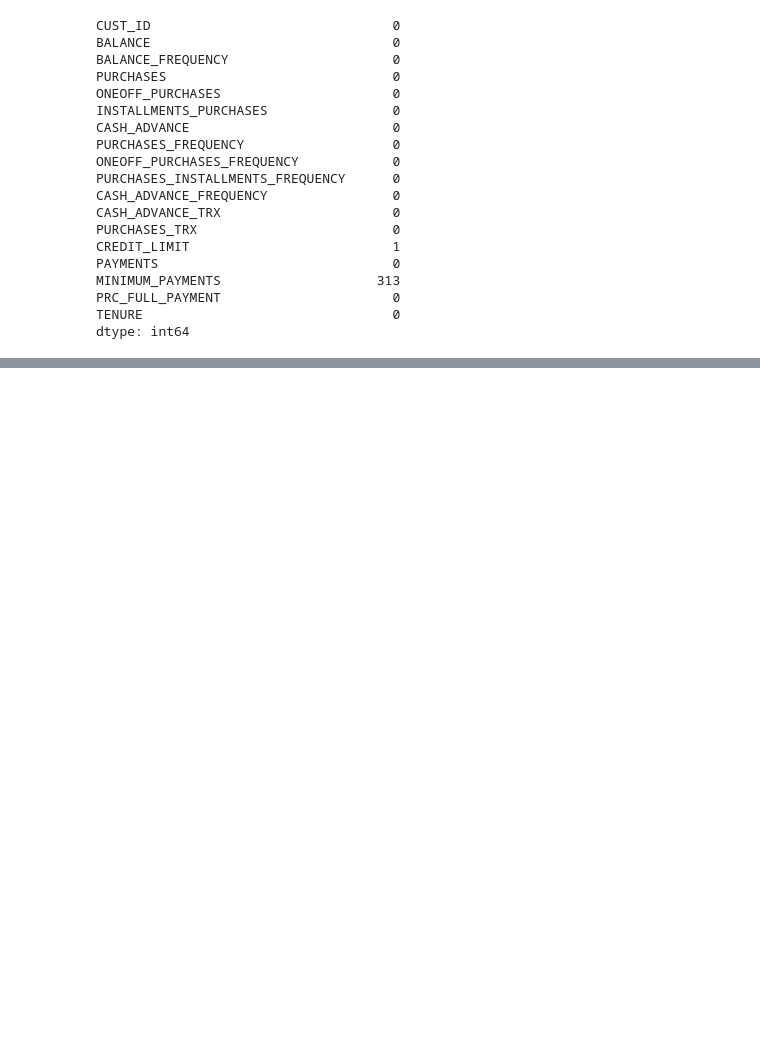
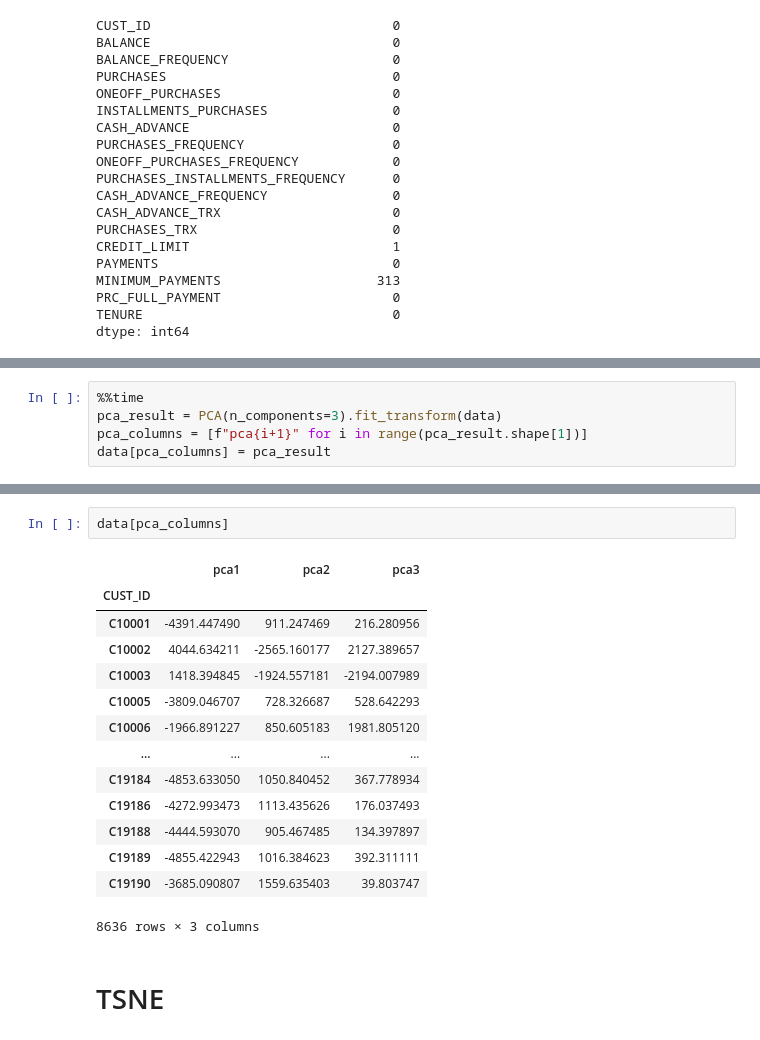
Before and after one commit to lusm554/clustering, a Jupyter notebook: clustering_example.ipynb, the cells around one changed output, grey strips where cells are left out. Cells and saved outputs as stored; diff of their text form; blank space fills up the shorter version.

```diff
--- a/clustering_example.ipynb
+++ b/clustering_example.ipynb
@@ -94,0 +144,5 @@ for col in data.columns:
+# %%
+%%time
+pca_result = PCA(n_components=3).fit_transform(data)
+pca_columns = [f"pca{i+1}" for i in range(pca_result.shape[1])]
+data[pca_columns] = pca_result
@@ -94,0 +152,19 @@ for col in data.columns:
+# %%
+data[pca_columns]
+# %% [output]
+|  | pca1 | pca2 | pca3 |
+| CUST_ID |  |  |  |
+| C10001 | -4391.447490 | 911.247469 | 216.280956 |
+| C10002 | 4044.634211 | -2565.160177 | 2127.389657 |
+| C10003 | 1418.394845 | -1924.557181 | -2194.007989 |
+| C10005 | -3809.046707 | 728.326687 | 528.642293 |
+| C10006 | -1966.891227 | 850.605183 | 1981.805120 |
+| ... | ... | ... | ... |
+| C19184 | -4853.633050 | 1050.840452 | 367.778934 |
+| C19186 | -4272.993473 | 1113.435626 | 176.037493 |
+| C19188 | -4444.593070 | 905.467485 | 134.397897 |
+| C19189 | -4855.422943 | 1016.384623 | 392.311111 |
+| C19190 | -3685.090807 | 1559.635403 | 39.803747 |
+8636 rows × 3 columns
+# %% [markdown]
+# TSNE
```
Also changed, not shown: parts of 17 cells of this notebook.
